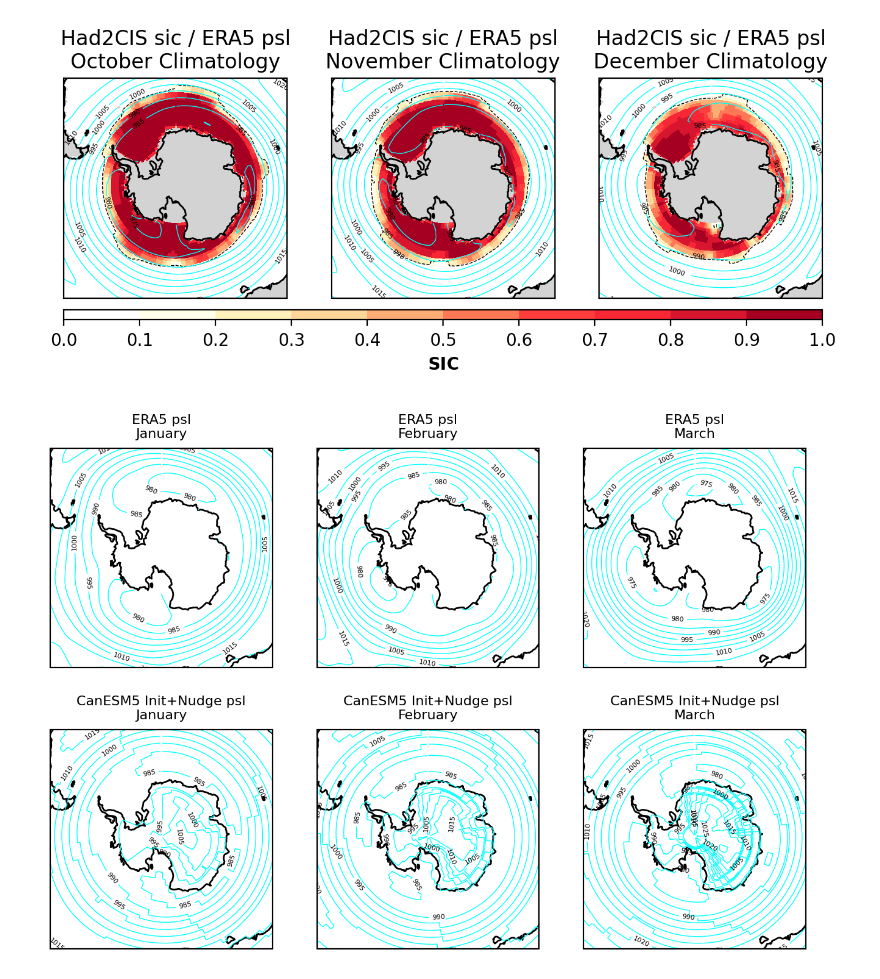
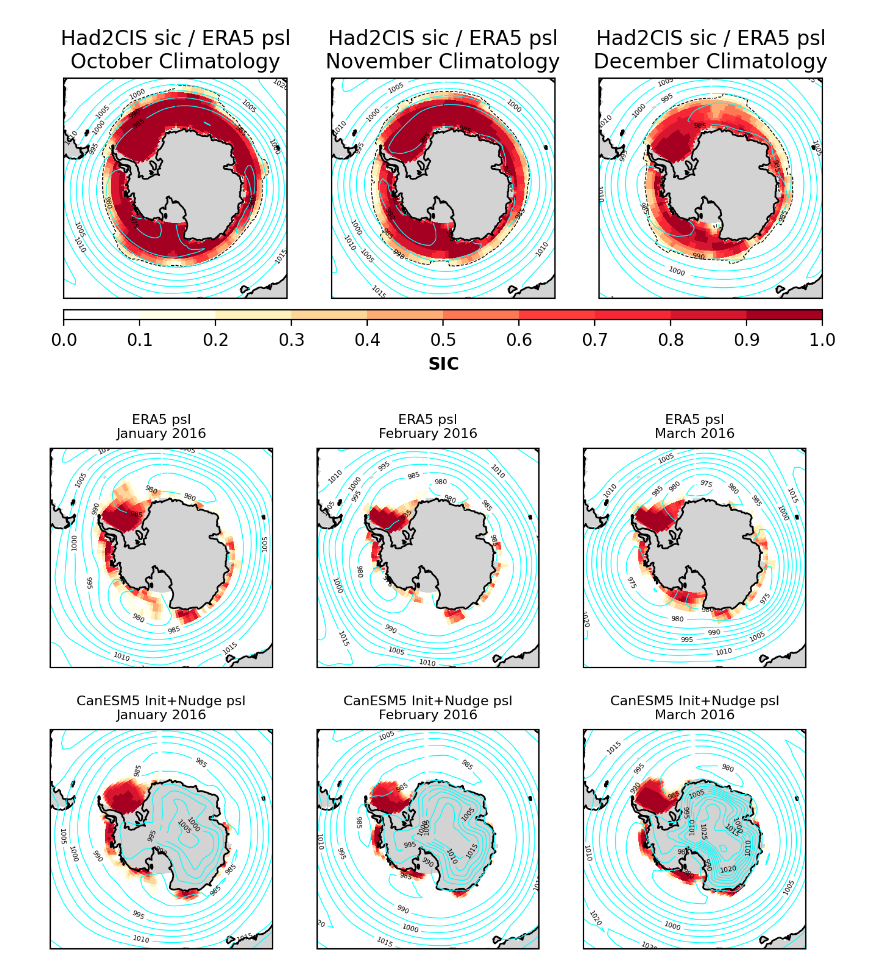
Before and after one commit to bobby-payne/icepack, a Jupyter notebook: Spatial Plots.ipynb, the cells around one changed output. Saved outputs shown, nothing was run; the diff lists cells and outputs as text; code cells hidden in the pictures.

Commit message:
ERA5+CanESM psl plots

```diff
--- a/Spatial Plots.ipynb
+++ b/Spatial Plots.ipynb
@@ -34,6 +34,14 @@ daterange_clim = (1992,2015) # for climatologies
 
 mask_path = "../data/mask/landmask_1x1.nc"
 mask = xr.open_dataset(mask_path)
+
+land_mask = cf.NaturalEarthFeature(
+    category='physical',
+    name='land',
+    scale='10m',
+    edgecolor='none',
+    facecolor='black'
+)
 # %%
 sic_path = "../data/obs/Had2CIS/sic_1x1/had2cis_1x1_198001_202004_sicn2.nc"
 psl_path = "../data/obs/ERA5/psl_1x1/psl_Amon_ERA5obs_CanESM5grid_197901-201912_1x1.nc"
@@ -119,8 +127,8 @@ sic_anom_CanESM5_init = [remove_trend(sic,'SICN',method='mean',ref_period=datera
 # %%
 sic_path_list = [f"../data/model/CanESM5/nudge+init/winds_201601-201612/sic_1x1/siconc_SImon_CanESM5-c3bnw201601e0{e}_dcppA-hindcast_s2015-r{e}i1p2f1_gn_201601-201612.nc" for e in np.arange(1,10)]
 sic_path_list.append("../data/model/CanESM5/nudge+init/winds_201601-201612/sic_1x1/siconc_SImon_CanESM5-c3bnw201601e10_dcppA-hindcast_s2015-r10i1p2f1_gn_201601-201612.nc")
-psl_path_list = [f"../data/model/CanESM5/nudge+init/winds_201601-201612/psl_1x1/psl_Amon_CanESM5-c3bnw201601e0{e}_dcppA-hindcast_s2015-r{e}i1p2f1_gn_201601-201612.nc" for e in np.arange(1,10)]
-psl_path_list.append("../data/model/CanESM5/nudge+init/winds_201601-201612/psl_1x1/psl_Amon_CanESM5-c3bnw201601e10_dcppA-hindcast_s2015-r10i1p2f1_gn_201601-201612.nc")
+psl_path_list = [f"../data/model/CanESM5/nudge+init/winds_201601-201612/psl/psl_Amon_CanESM5-c3bnw201601e0{e}_dcppA-hindcast_s2015-r{e}i1p2f1_gn_201601-201612.nc" for e in np.arange(1,10)]
+psl_path_list.append("../data/model/CanESM5/nudge+init/winds_201601-201612/psl/psl_Amon_CanESM5-c3bnw201601e10_dcppA-hindcast_s2015-r10i1p2f1_gn_201601-201612.nc")
 
 # open data, each file corresponding to one ENSEMBLE
 print("Opening data")
@@ -131,7 +139,6 @@ for i,path in enumerate(sic_path_list):
     psl = format_time_coord(xr.open_dataset(psl_path_list[i]),'2016-01','2016-12',freq='M').drop_dims('bnds')
     sic_CanESM5_wn2016_init.append(sic)
     psl_CanESM5_wn2016_init.append(psl)
-grid = xr.open_dataset(grid_path)
 
 # concatenate each ensemble
 sic_CanESM5_wn2016_init = xr.concat(sic_CanESM5_wn2016_init,dim='ensemble')
@@ -166,19 +173,24 @@ plt.show()
 # %%
 fig, ax = plt.subplots(ncols=3,nrows=2,figsize=(8,5.5),facecolor='white',dpi=200,subplot_kw={'projection':ccrs.Orthographic(central_latitude=-90., central_longitude=0.0)})
 
 for i in np.arange(3): # month
     for j in np.arange(2): # ERA5 or simulation
-        month = i + 1 # start in january
+        month = 1*i + 1 # start in january
 
         set_extent(ax[j][i])
         ax[j][i].coastlines()
+
         if j == 0:
             add_psl(ax[j][i], psl_ERA5, month=month, year=2016)
-            ax[j][i].set_title(f"ERA5 psl\n{monthdict[month]}", size=8)
+            add_sic(ax[j][i], sic_Had2CIS, anom=False, month=month, year=2016)
+            ax[j][i].set_title(f"ERA5 psl\n{monthdict[month]} 2016", size=8)
         elif j == 1:
             add_psl(ax[j][i], psl_CanESM5_wn2016_init, month=month, year=2016)
-            ax[j][i].set_title(f"CanESM5 Init+Nudge psl\n{monthdict[month]}", size=8)
+            add_sic(ax[j][i], sic_CanESM5_wn2016_init, anom=False, month=month, year=2016)
+            ax[j][i].set_title(f"CanESM5 Init+Nudge psl\n{monthdict[month]} 2016", size=8)
+
+        ax[j][i].add_feature(land_mask, zorder=0)
 
 plt.show()
 # %% [output]
-[figure, old version]
+[figure, new version]
```
Also changed, not shown: parts of 1 cell of this notebook, 1 other file.
